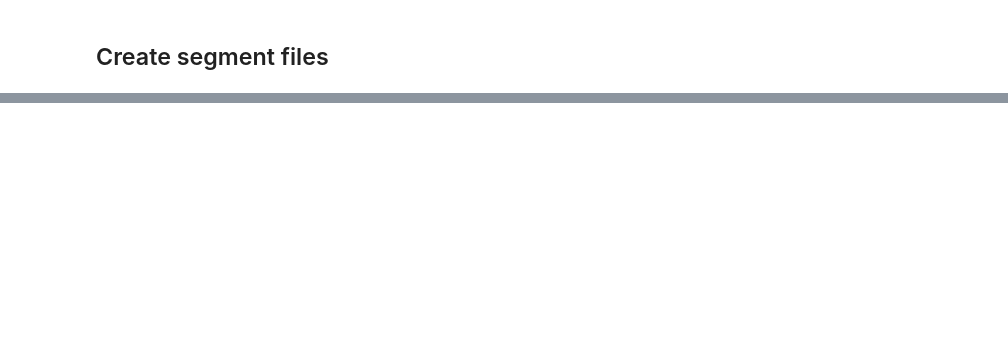
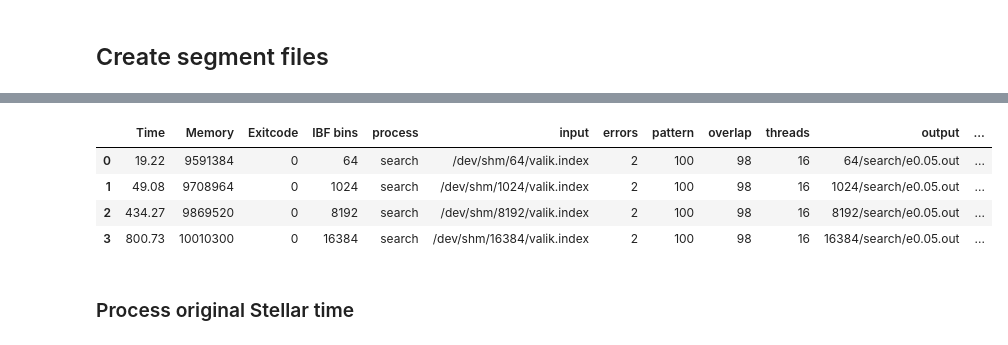
Before and after one commit to eaasna/test-DREAM-stellar, a Jupyter notebook: metagenome/scripts/Liivakast.ipynb, the cells around one changed output, grey strips where cells are left out. Saved outputs shown, nothing was run; the diff lists cells and outputs as text; code cells hidden in the pictures; blank space fills up the shorter version.

```diff
--- a/metagenome/scripts/Liivakast.ipynb
+++ b/metagenome/scripts/Liivakast.ipynb
@@ -203,0 +110,11 @@ df
+# %%
+# Time for individual steps
+time_df_list = []
+for b in ibf_bins:
+    search_time_file = "../" + workdir + "/" + str(b) + "/search/e0.05.out.time"
+    time_df = pd.read_csv(search_time_file, sep="\t")
+    time_df["IBF bins"] = b
+    time_df_list.append(time_df)
+    individual_search_result = pd.concat(time_df_list)
+
+individual_search_result
@@ -203,0 +127,11 @@ df
+# %%
+search_result = search_result.merge(individual_search_result, on = "IBF bins")
+search_result
+# %% [output]
+|  | Time | Memory | Exitcode | IBF bins | process | input | errors | pattern | overlap | threads | output | ... |
+| 0 | 19.22 | 9591384 | 0 | 64 | search | /dev/shm/64/valik.index | 2 | 100 | 98 | 16 | 64/search/e0.05.out | ... |
+| 1 | 49.08 | 9708964 | 0 | 1024 | search | /dev/shm/1024/valik.index | 2 | 100 | 98 | 16 | 1024/search/e0.05.out | ... |
+| 2 | 434.27 | 9869520 | 0 | 8192 | search | /dev/shm/8192/valik.index | 2 | 100 | 98 | 16 | 8192/search/e0.05.out | ... |
+| 3 | 800.73 | 10010300 | 0 | 16384 | search | /dev/shm/16384/valik.index | 2 | 100 | 98 | 16 | 16384/search/e0.05.out | ... |
+# %% [markdown]
+### Process original Stellar time
```
Also changed, not shown: parts of 32 cells of this notebook.
